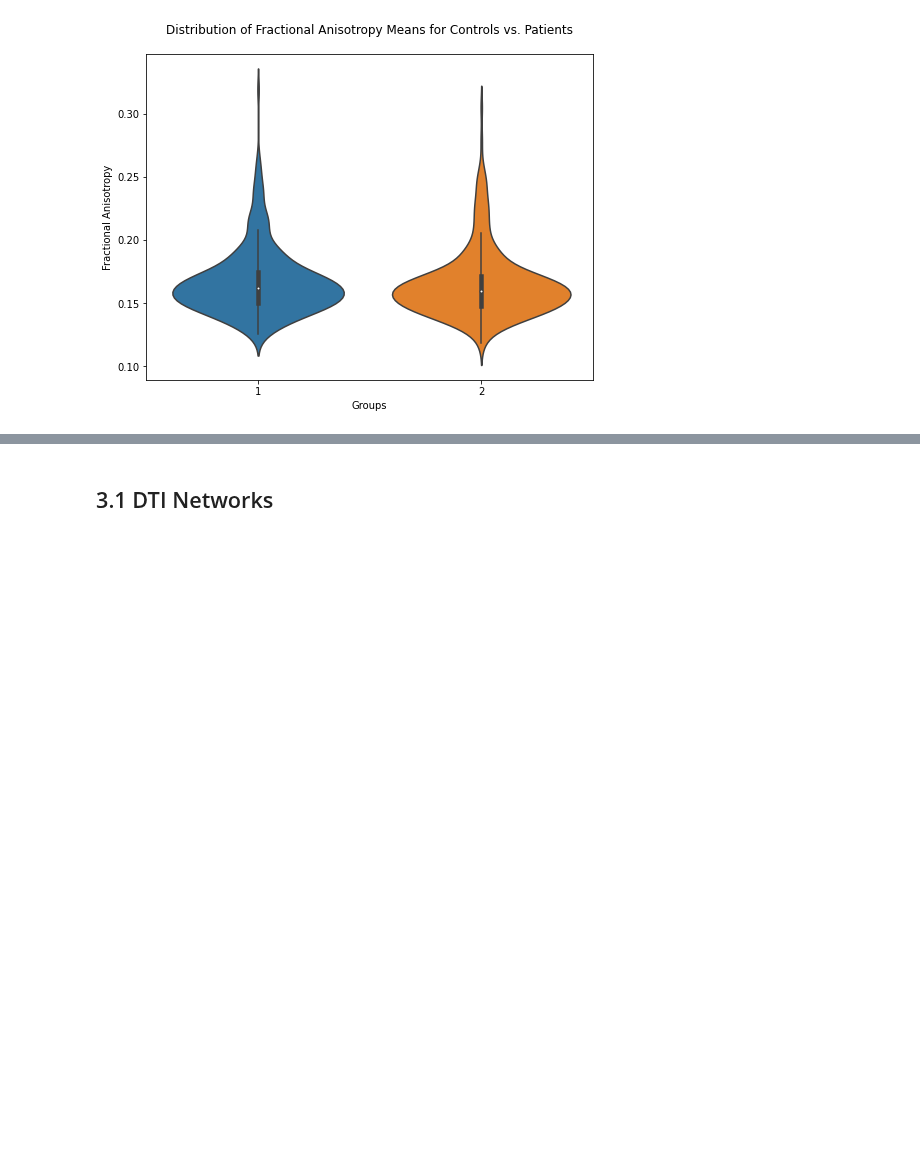
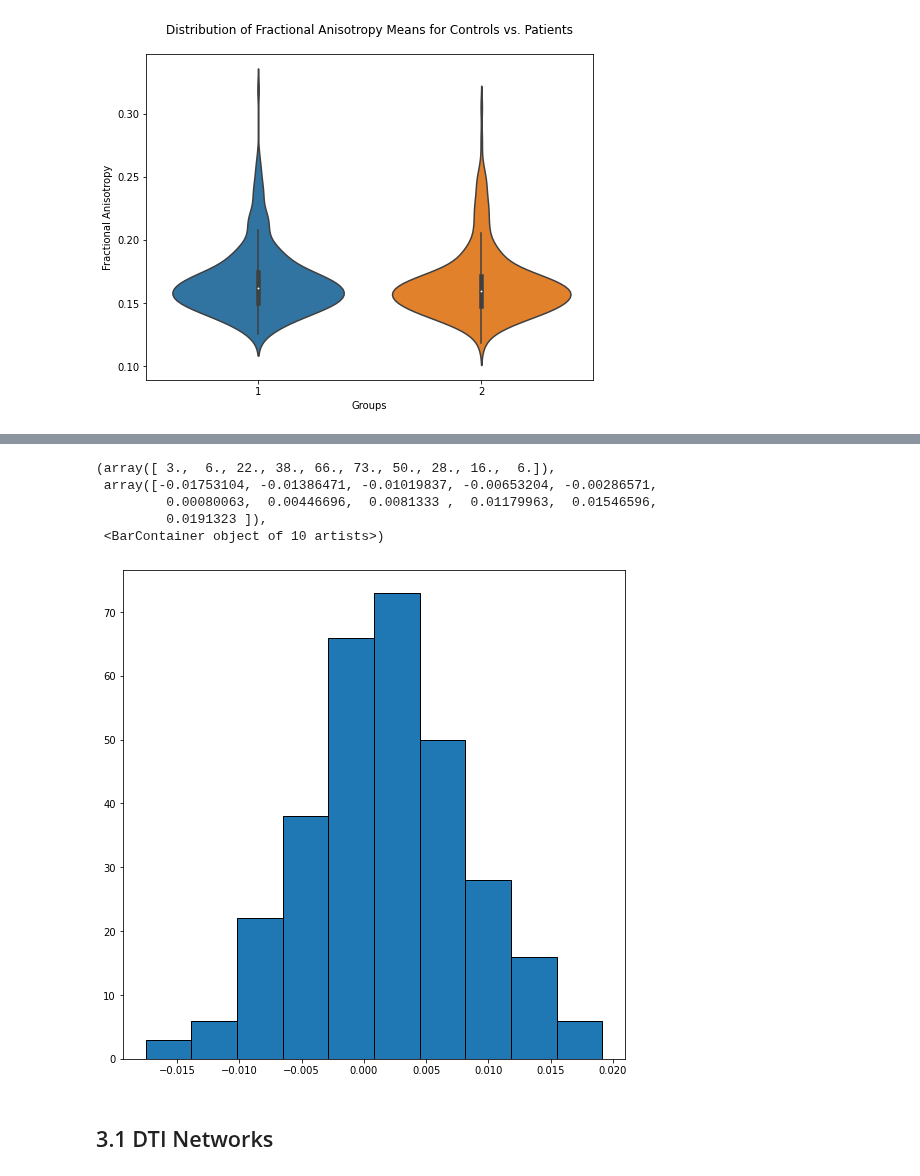
Before and after one commit to mello-y/MSc5_research_project, a Jupyter notebook: code/Data_exploration.ipynb, the cells around one changed output, grey strips where cells are left out. Drawn from its saved outputs; the diff is of its cells as text; code cells hidden in the pictures; blank space fills up the shorter version.

```diff
--- a/code/Data_exploration.ipynb
+++ b/code/Data_exploration.ipynb
@@ -556,3 +630,7 @@ plt.title("Distribution of Fractional Anisotropy Means for Controls vs. Patients
 # %% [output]
 Text(0.5, 1.0, 'Distribution of Fractional Anisotropy Means for Controls vs. Patients')
 [figure]
+# %%
+#compute difference
+
+FA_df_trans['diff'] = FA_df_trans.iloc[:,0] - FA_df_trans.iloc[:,1]
@@ -559,3 +653,18 @@ Text(0.5, 1.0, 'Distribution of Fractional Anisotropy Means for Controls vs. Pat
+# %%
+#plot the difference
+
+# Initialize layout
+fig, ax = plt.subplots(figsize = (9, 9))
+
+# Make histogram
+ax.hist(FA_df_trans["diff"], edgecolor = 'black')
+# %% [output]
+(array([ 3.,  6., 22., 38., 66., 73., 50., 28., 16.,  6.]),
+ array([-0.01753104, -0.01386471, -0.01019837, -0.00653204, -0.00286571,
+         0.00080063,  0.00446696,  0.0081333 ,  0.01179963,  0.01546596,
+         0.0191323 ]),
+ <BarContainer object of 10 artists>)
+[figure, added]
 # %% [markdown]
 ## 3.1 DTI Networks
 # %% [markdown]
```
Also changed, not shown: parts of 10 cells of this notebook.
